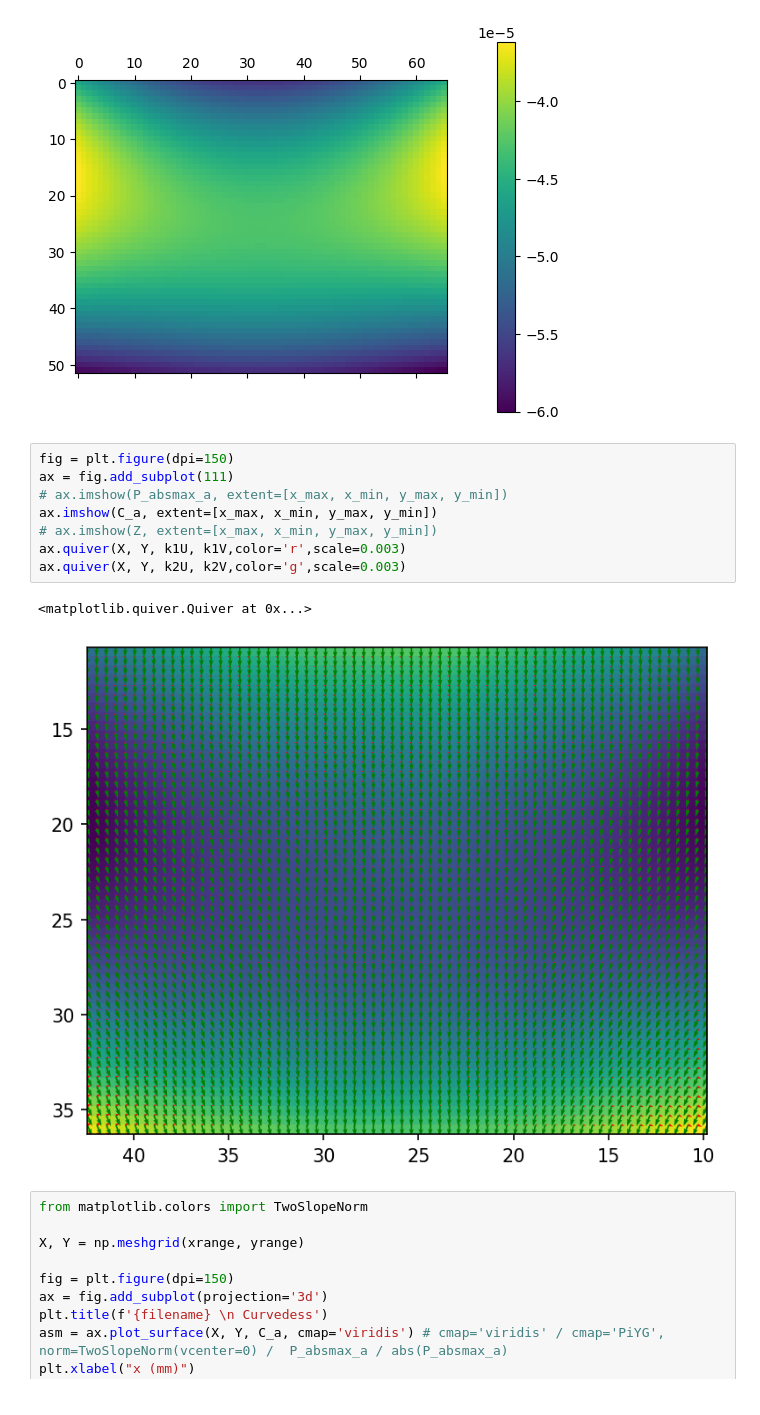
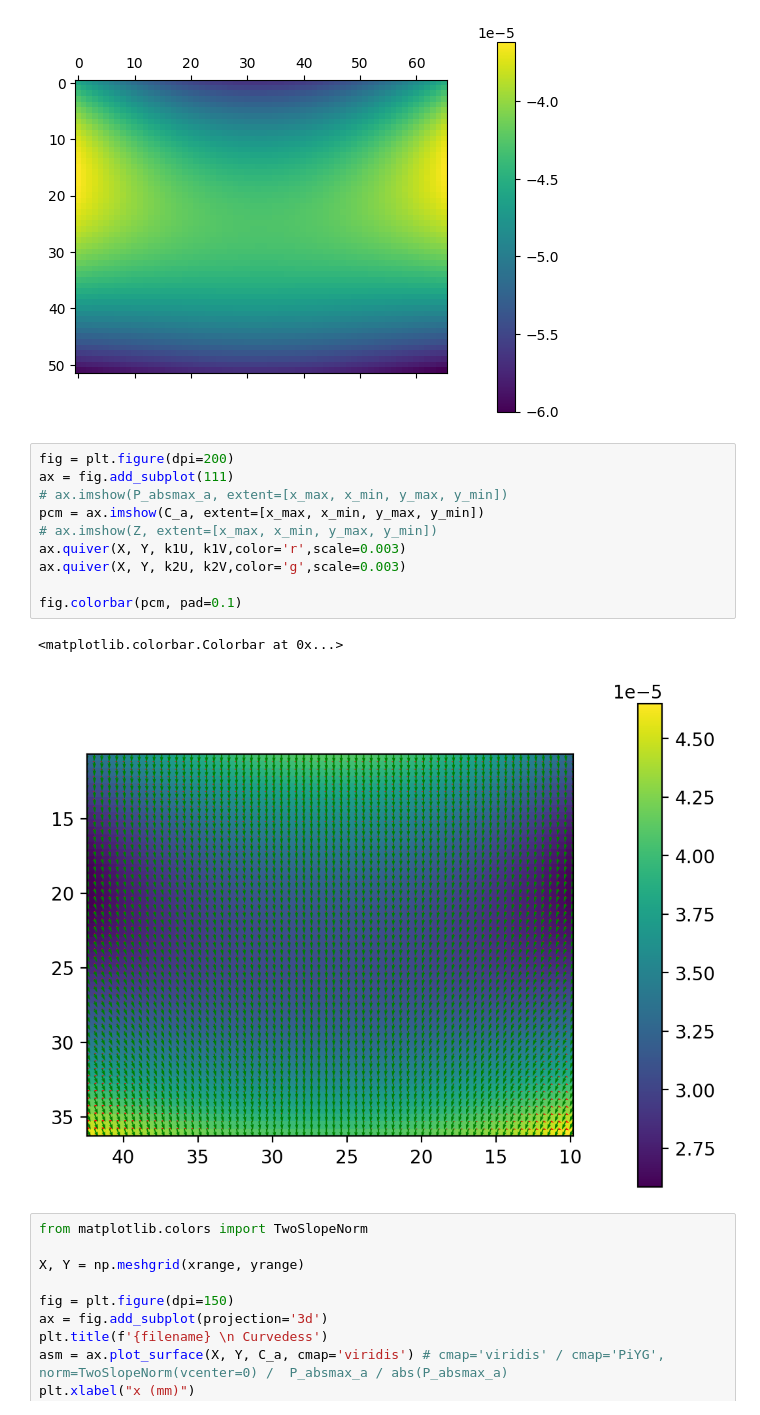
Before and after one commit to phcreery/surface_curvature, a Jupyter notebook: surf_curvature.ipynb, the cells around one changed output. Saved outputs shown, nothing was run; the diff lists cells and outputs as text.

```diff
--- a/surf_curvature.ipynb
+++ b/surf_curvature.ipynb
@@ -728,16 +728,18 @@ fig.colorbar(pcm, pad=0.1)
 <matplotlib.colorbar.Colorbar at 0x...>
 [figure]
 # %%
-fig = plt.figure(dpi=150)
+fig = plt.figure(dpi=200)
 ax = fig.add_subplot(111)
 # ax.imshow(P_absmax_a, extent=[x_max, x_min, y_max, y_min])
-ax.imshow(C_a, extent=[x_max, x_min, y_max, y_min])
+pcm = ax.imshow(C_a, extent=[x_max, x_min, y_max, y_min])
 # ax.imshow(Z, extent=[x_max, x_min, y_max, y_min])
 ax.quiver(X, Y, k1U, k1V,color='r',scale=0.003)
 ax.quiver(X, Y, k2U, k2V,color='g',scale=0.003)
+
+fig.colorbar(pcm, pad=0.1)
 # %% [output]
-<matplotlib.quiver.Quiver at 0x...>
+<matplotlib.colorbar.Colorbar at 0x...>
-[figure, old version]
+[figure, new version]
 # %%
 from matplotlib.colors import TwoSlopeNorm
 
```
